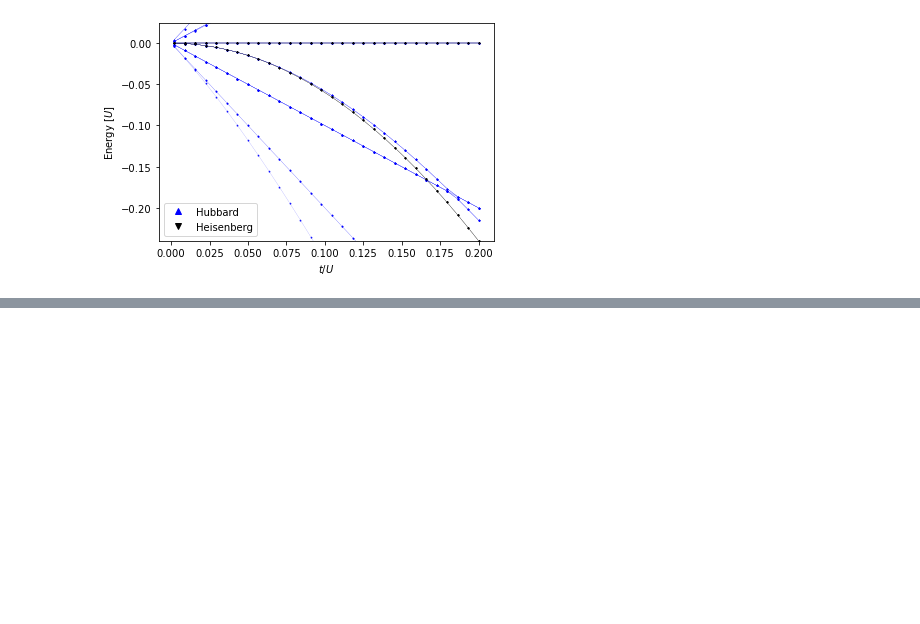
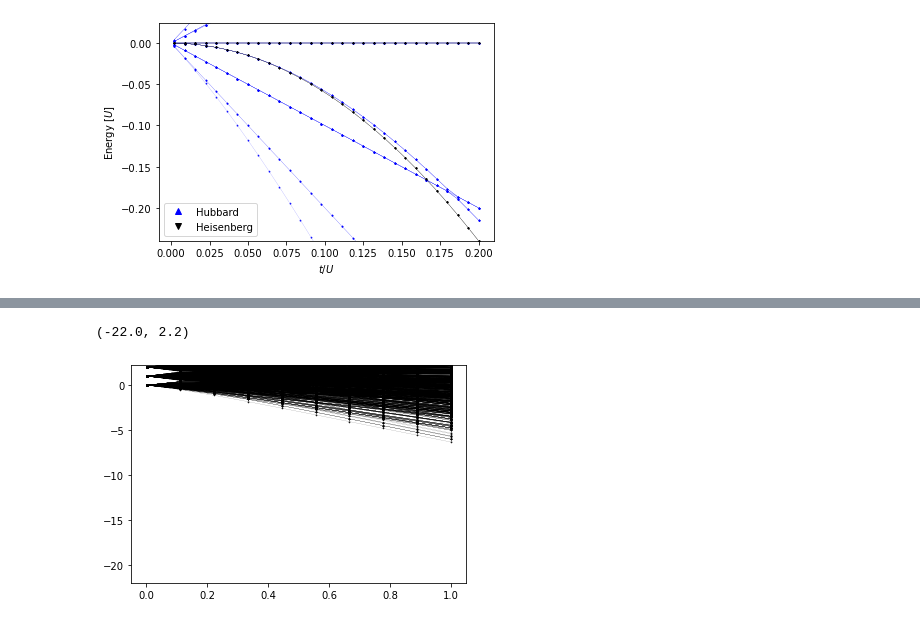
Before and after one commit to alicjadut/kwant_to_openfermion, a Jupyter notebook: hubbard_to_heisenberg.ipynb, the cells around one changed output, grey strips where cells are left out. Drawn from its saved outputs; the diff is of its cells as text; code cells hidden in the pictures; blank space fills up the shorter version.

```diff
--- a/hubbard_to_heisenberg.ipynb
+++ b/hubbard_to_heisenberg.ipynb
@@ -628,0 +873,43 @@ plot_spectra(hub_energies, hei_energies, x_list)
+# %%
+def kit_qubit_ham(J):
+    lat = kwant.lattice.honeycomb()
+    syst = kwant.Builder()
+    sites = [lat.sublattices[0](0,0),
+             lat.sublattices[0](0,1),
+             lat.sublattices[0](1,0),
+             lat.sublattices[1](0,0),
+             lat.sublattices[1](1,0),
+             lat.sublattices[1](1,-1)
+            ]
+
+    syst = kwant.Builder()
+    syst[sites] = 0*sigma_0
+    for hopping, pauli_matrix in zip(lat.neighbors(), [sigma_x, sigma_y, sigma_z]):
+        syst[hopping] = -J * np.kron(pauli_matrix, pauli_matrix)
+
+    syst = syst.finalized()
+    hei_ham = system_to_QubitOperator(syst)
+
+    return hei_ham
+# %%
+x_list = np.linspace(0.001, 1, 10)
+
+n_pairs = 6
+
+hub_energies = []
+hei_energies = []
+for x in tqdm(x_list):
+    hub_energies.append(
+        openfermion.eigenspectrum(
+            kit_fermion_ham(U = 1, t = x)
+        ))
+    hei_energies.append(
+        openfermion.eigenspectrum(
+            kit_qubit_ham(J = 4*x**2)
+        ) - x**2*n_pairs)
+# %%
+plt.plot(x_list, hub_energies, c = 'black', marker = 'v', markersize = 1, linewidth = 0.1)
+plt.ylim(np.min(hei_energies), -np.min(hei_energies)/10)
+# %% [output]
+(-22.0, 2.2)
+[figure, added]
```
Also changed, not shown: parts of 16 cells of this notebook.
